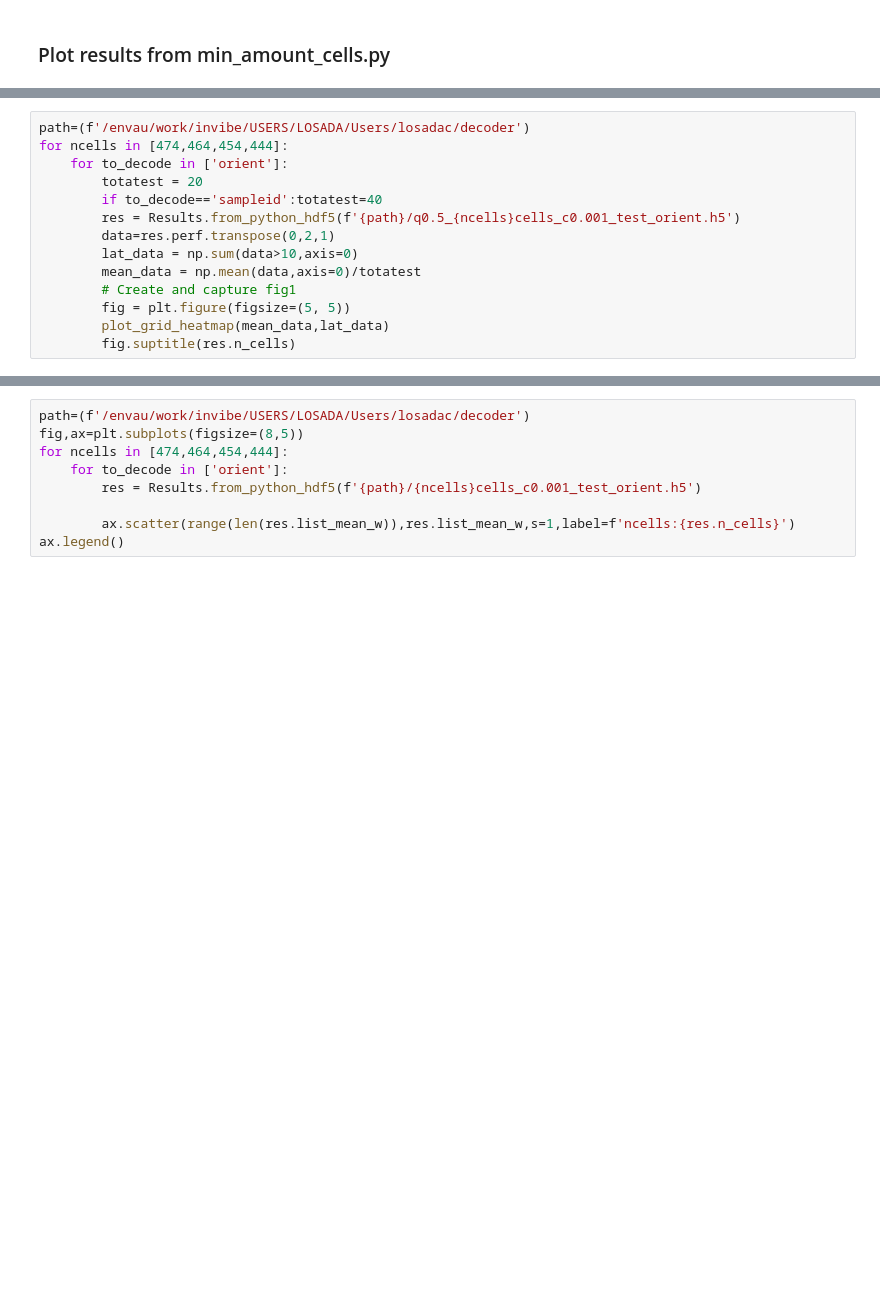
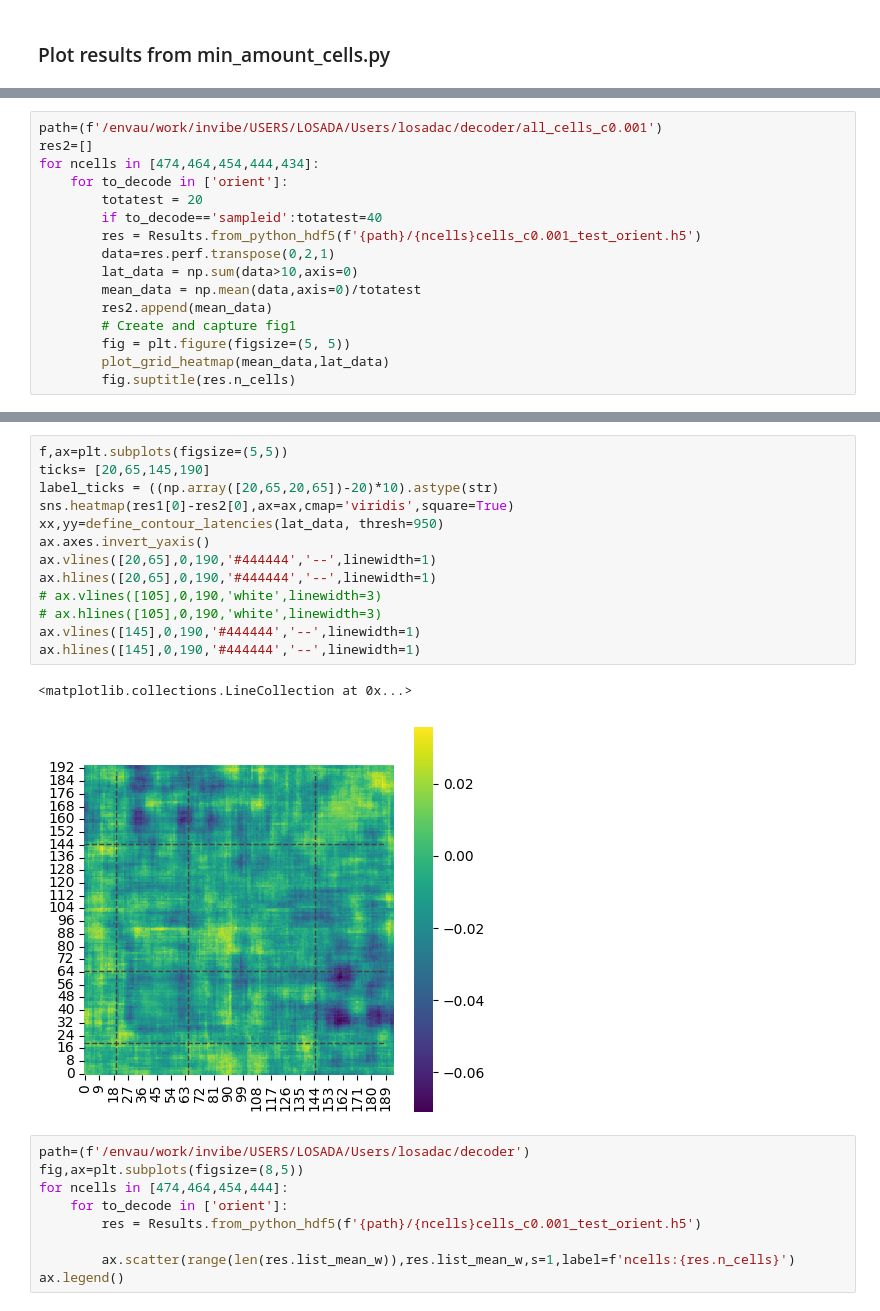
Before and after one commit to Ibos-lab/Users, a Jupyter notebook: losadac/decoder/min_amount_cells.ipynb, the cells around one changed output, grey strips where cells are left out. Cells and saved outputs as stored; diff of their text form; blank space fills up the shorter version.

```diff
--- a/losadac/decoder/min_amount_cells.ipynb
+++ b/losadac/decoder/min_amount_cells.ipynb
@@ -108,13 +162,15 @@ plt.close()
 # %%
-path=(f'/envau/work/invibe/USERS/LOSADA/Users/losadac/decoder')
-for ncells in [474,464,454,444]:
+path=(f'/envau/work/invibe/USERS/LOSADA/Users/losadac/decoder/all_cells_c0.001')
+res2=[]
+for ncells in [474,464,454,444,434]:
     for to_decode in ['orient']:
         totatest = 20
         if to_decode=='sampleid':totatest=40
-        res = Results.from_python_hdf5(f'{path}/q0.5_{ncells}cells_c0.001_test_orient.h5')
+        res = Results.from_python_hdf5(f'{path}/{ncells}cells_c0.001_test_orient.h5')
         data=res.perf.transpose(0,2,1)
         lat_data = np.sum(data>10,axis=0)
         mean_data = np.mean(data,axis=0)/totatest
+        res2.append(mean_data)
         # Create and capture fig1
         fig = plt.figure(figsize=(5, 5))
         plot_grid_heatmap(mean_data,lat_data)
@@ -142,3 +184,19 @@ for ncells in [474,464,454,444,434]:
+# %%
+f,ax=plt.subplots(figsize=(5,5))
+ticks= [20,65,145,190]
+label_ticks = ((np.array([20,65,20,65])-20)*10).astype(str)
+sns.heatmap(res1[0]-res2[0],ax=ax,cmap='viridis',square=True)
+xx,yy=define_contour_latencies(lat_data, thresh=950)
+ax.axes.invert_yaxis()
+ax.vlines([20,65],0,190,'#444444','--',linewidth=1)
+ax.hlines([20,65],0,190,'#444444','--',linewidth=1)
+# ax.vlines([105],0,190,'white',linewidth=3)
+# ax.hlines([105],0,190,'white',linewidth=3)
+ax.vlines([145],0,190,'#444444','--',linewidth=1)
+ax.hlines([145],0,190,'#444444','--',linewidth=1)
+# %% [output]
+<matplotlib.collections.LineCollection at 0x...>
+[figure, added]
 # %%
 path=(f'/envau/work/invibe/USERS/LOSADA/Users/losadac/decoder')
 fig,ax=plt.subplots(figsize=(8,5))
```
Also changed, not shown: parts of 6 cells of this notebook, 1 other file.
